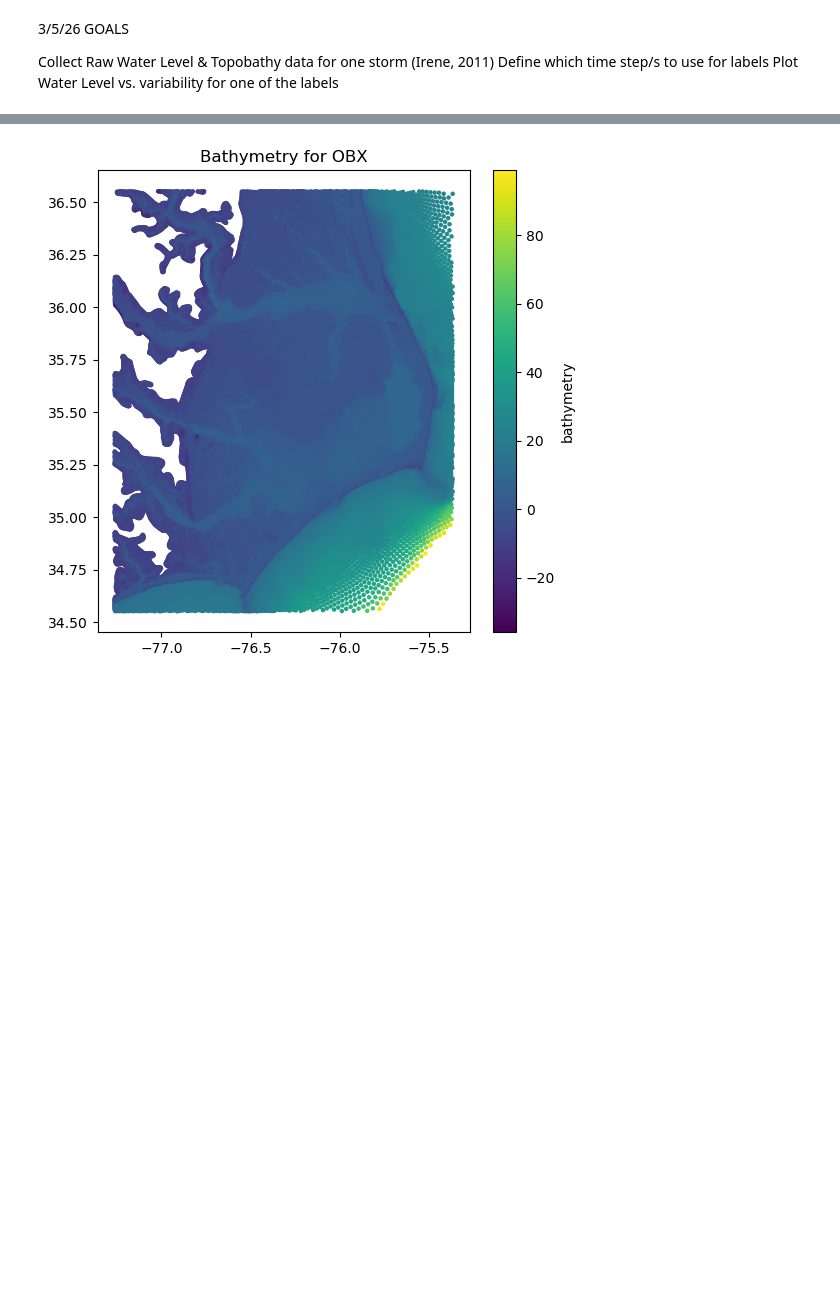
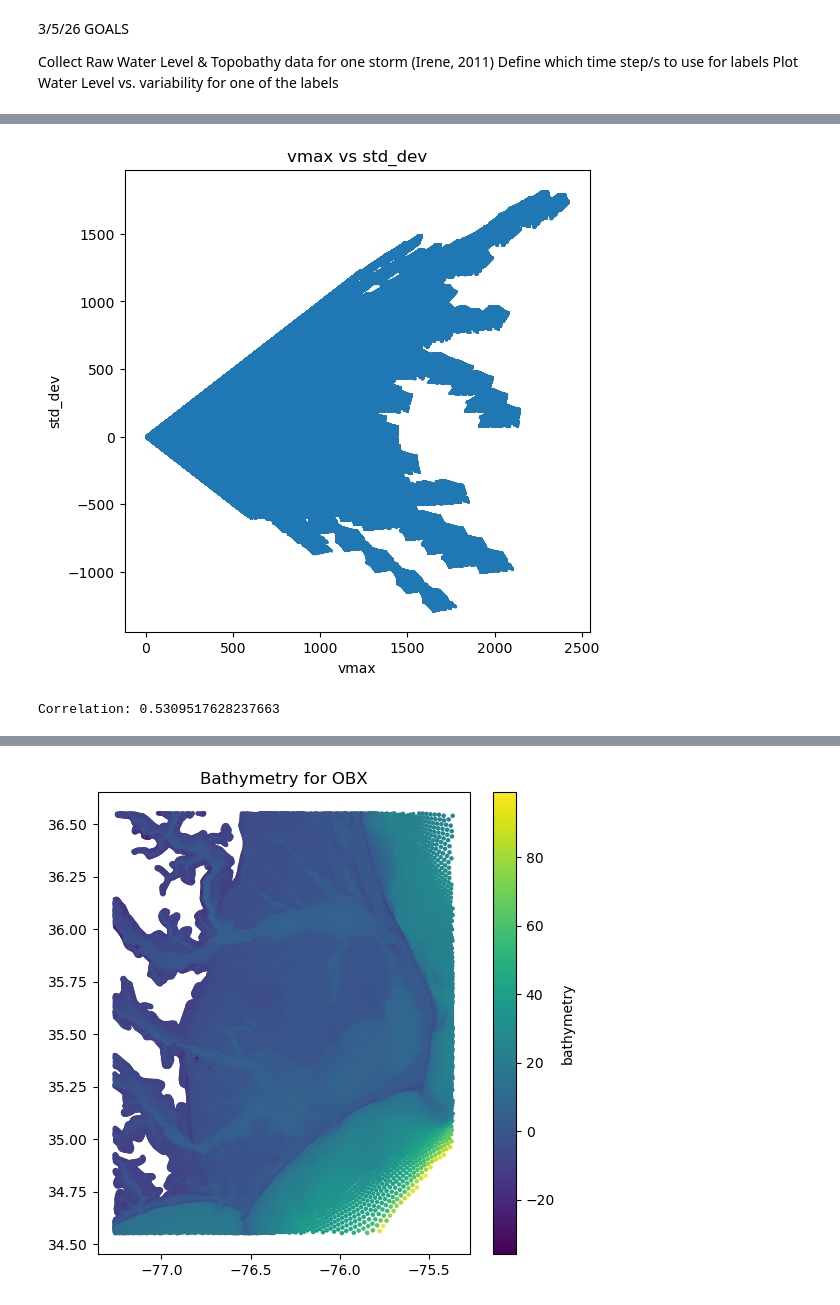
Before and after one commit to qhsimmons/CORA_AOSC650, a Jupyter notebook: Collect_Raw_Data.ipynb, the cells around one changed output, grey strips where cells are left out. Drawn from its saved outputs; the diff is of its cells as text; code cells hidden in the pictures; blank space fills up the shorter version.

```diff
--- a/Collect_Raw_Data.ipynb
+++ b/Collect_Raw_Data.ipynb
@@ -406,7 +657,7 @@ def haversine(lat1, lon1, lat2, lon2):
 # %%
 #Feature Addition
 
-def add_features(combined_ds):
+def add_features(combined_ds, earth_radius_km=EARTH_RADIUS_KM, sequence_length=TCN_SEQUENCE_LENGTH):
 
     dist = haversine(combined_ds["hur_lat"], combined_ds["hur_lon"], combined_ds["lat"], combined_ds["lon"])
     az = azimuth(combined_ds["hur_lat"], combined_ds["hur_lon"], combined_ds["lat"], combined_ds["lon"])
@@ -417,6 +668,10 @@ def add_features(combined_ds):
     combined_ds["dy"] = np.cos(combined_ds["azimuth"])
     combined_ds["dx_dist_weighted"] = combined_ds["dist_to_hur"] * combined_ds["dx"]
     combined_ds["dy_dist_weighted"] = combined_ds["dist_to_hur"] * combined_ds["dy"]
+
+    combined_ds = hur_speed(combined_ds)
+    combined_ds = intensification(combined_ds)
+    combined_ds = combined_ds.isel(time=slice(1, sequence_length + 1))
 
     return combined_ds
 
@@ -433,9 +688,12 @@ def hur_speed(ds):
     x_dist = haversine(lat0, lon0, lat0, lon1)
     y_dist = haversine(lat0, lon0, lat1, lon0)
 
+    x_sign = xr.where((lon1 - lon0) >= 0, 1.0, -1.0)
+    y_sign = xr.where((lat1 - lat0) >= 0, 1.0, -1.0)
+
     speed = dist / 6.0
-    x_speed = x_dist / 6.0
-    y_speed = y_dist / 6.0
+    x_speed = (x_dist * x_sign) / 6.0
+    y_speed = (y_dist * y_sign) / 6.0
 
     # speed = speed.expand_dims(nodes=ds["nodes"]).transpose("storm", "time", "nodes")
 
@@ -443,12 +701,12 @@ def hur_speed(ds):
     ds["hur_x_speed"] = x_speed
     ds["hur_y_speed"] = y_speed
 
-    #Double check this
-    cos_theta = (x_dist * x_speed + y_dist * y_speed) / (dist * speed + 1e-6)
-    sin_theta = (x_dist * y_speed - y_dist * x_speed) / (dist * speed + 1e-6)
+    # Project storm motion onto the storm-to-node unit vector and its perpendicular.
+    storm_dx = x_speed / (speed + 1e-6)
+    storm_dy = y_speed / (speed + 1e-6)
 
-    ds["alignment"] = cos_theta
-    ds["cross_track"] = sin_theta
+    ds["alignment"] = storm_dx * ds["dx"] + storm_dy * ds["dy"]
+    ds["cross_track"] = storm_dx * ds["dy"] - storm_dy * ds["dx"]
 
     return ds
 
@@ -537,18 +1173,18 @@ Storm_times
 # %%
-Storm_times = filter_storms_fast(hurdat, 300)
+Storm_times = filter_storms_fast_test(hurdat, 300, centroid_lat=centroid_lat, centroid_lon=centroid_lon)
 print("Grabbed Storms")
 ds_native_spatial_subset = get_spatial_subset(ds_native)
 print("Grabbed spatial subset")
 ds_500m_spatial_subset = get_spatial_subset(ds_500m)
 print("Gridded to 500m")
-std_all, node_coords, zeta_subset_6hr = get_zeta_stddevs_test(ds_500m_spatial_subset, Storm_times)
+std_all, node_coords, zeta_subset_6hr = get_zeta_stddevs_test2(ds_500m_spatial_subset, Storm_times)
 print("Got zeta std deviations")
-ds_storm_all = get_storm_features(node_coords, Storm_times)
+ds_storm_all = get_storm_features_test(hurdat, node_coords, Storm_times)
 print("Got storm features")
 ds_depths_subset = get_bathymetry(ds_native_spatial_subset, ds_500m_spatial_subset, node_coords)
 print("Got bathymetry")
 
-combined_ds = combine_features(std_all, ds_storm_all, ds_depths_subset, zeta_subset_6hr, node_coords)
+combined_ds = combine_features_test(std_all, ds_storm_all, ds_depths_subset, zeta_subset_6hr, node_coords)
 print("Combined features")
 combined_ds_newfeats = add_features(combined_ds)
 print("Added new features")
@@ -560 +1216,17 @@ Added new features
+# %%
+var1 = combined_ds_newfeats["dist_to_hur"].transpose("storm", "time", "node")
+var2 = combined_ds_newfeats["dx_dist_weighted"].transpose("storm", "time", "node")
+
+plt.figure(figsize=(6, 6))
+plt.scatter(var1.values.flatten(), var2.values.flatten(), s=1, alpha=0.2)
+plt.xlabel("vmax")
+plt.ylabel("std_dev")
+plt.title("vmax vs std_dev")
+plt.show()
+
+corr = xr.corr(var1, var2, dim=["storm", "time", "node"])
+print("Correlation:", float(corr.values))
+# %% [output]
+[figure, added]
+Correlation: 0.5309517628237663
 # %%
```
Also changed, not shown: parts of 24 cells of this notebook, 4 other files.
